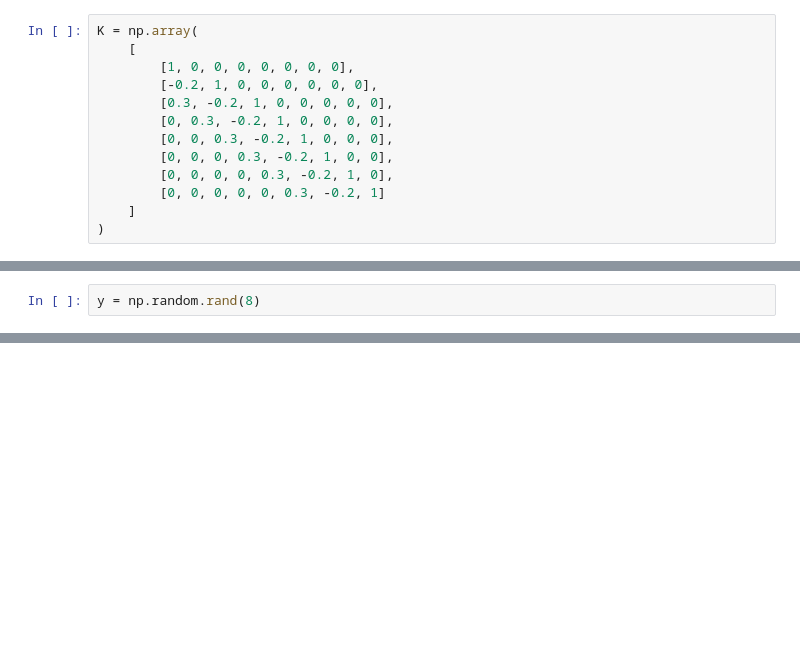
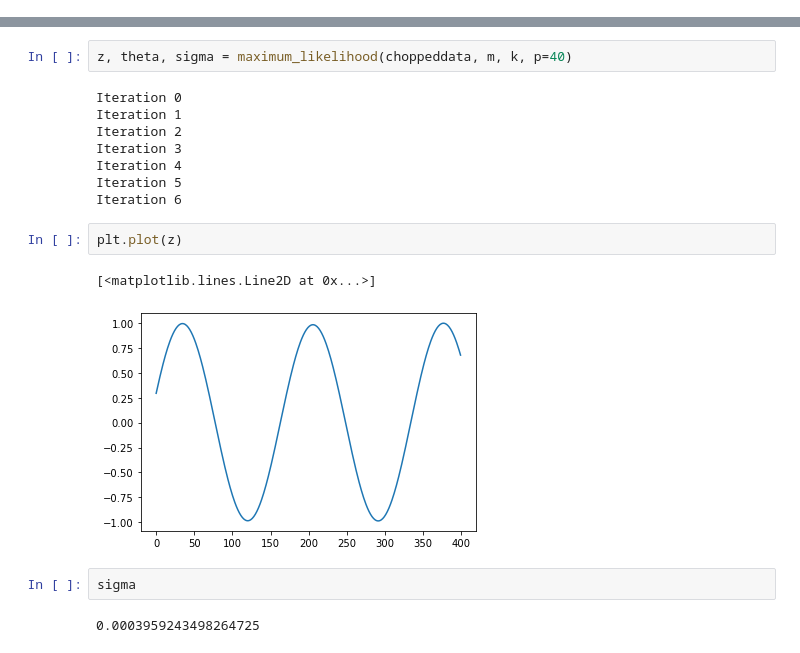
Before and after one commit to mattpitkin/interp-autoreg, a Jupyter notebook: interp-autoreg.ipynb, the cells around one changed output, grey strips where cells are left out. Cells and saved outputs as stored; diff of their text form; blank space fills up the shorter version.

```diff
--- a/interp-autoreg.ipynb
+++ b/interp-autoreg.ipynb
@@ -249,13 +512,0 @@ cr = (c, r)
-# %%
-K = np.array(
-    [
-        [1, 0, 0, 0, 0, 0, 0, 0],
-        [-0.2, 1, 0, 0, 0, 0, 0, 0],
-        [0.3, -0.2, 1, 0, 0, 0, 0, 0],
-        [0, 0.3, -0.2, 1, 0, 0, 0, 0],
-        [0, 0, 0.3, -0.2, 1, 0, 0, 0],
-        [0, 0, 0, 0.3, -0.2, 1, 0, 0],
-        [0, 0, 0, 0, 0.3, -0.2, 1, 0],
-        [0, 0, 0, 0, 0, 0.3, -0.2, 1]
-    ]
-)
@@ -267,3 +513 @@ r = l[0]
-# %%
-y = np.random.rand(8)
 # %%
@@ -276,0 +660,19 @@ y = np.random.rand(8)
+# %%
+z, theta, sigma = maximum_likelihood(choppeddata, m, k, p=40)
+# %% [output]
+Iteration 0
+Iteration 1
+Iteration 2
+Iteration 3
+Iteration 4
+Iteration 5
+Iteration 6
+# %%
+plt.plot(z)
+# %% [output]
+[<matplotlib.lines.Line2D at 0x...>]
+[figure, added]
+# %%
+sigma
+# %% [output]
+0.0003959243498264725
```
Also changed, not shown: parts of 18 cells of this notebook, 1 other file.
